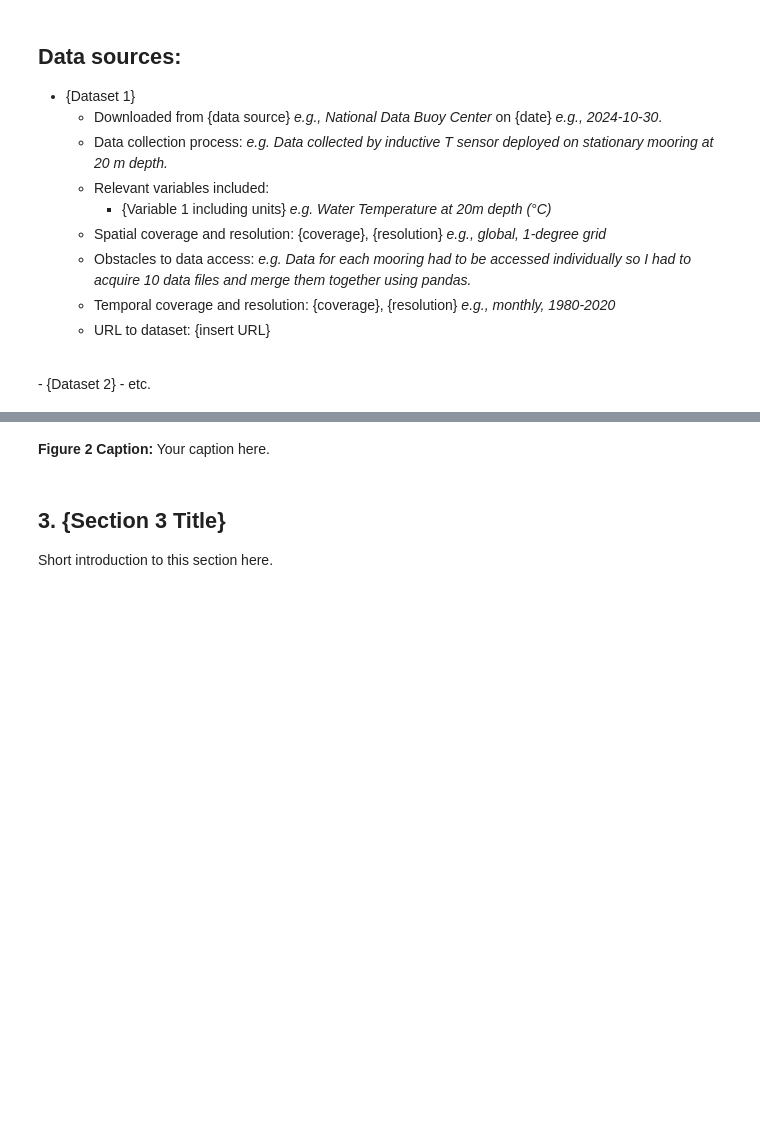
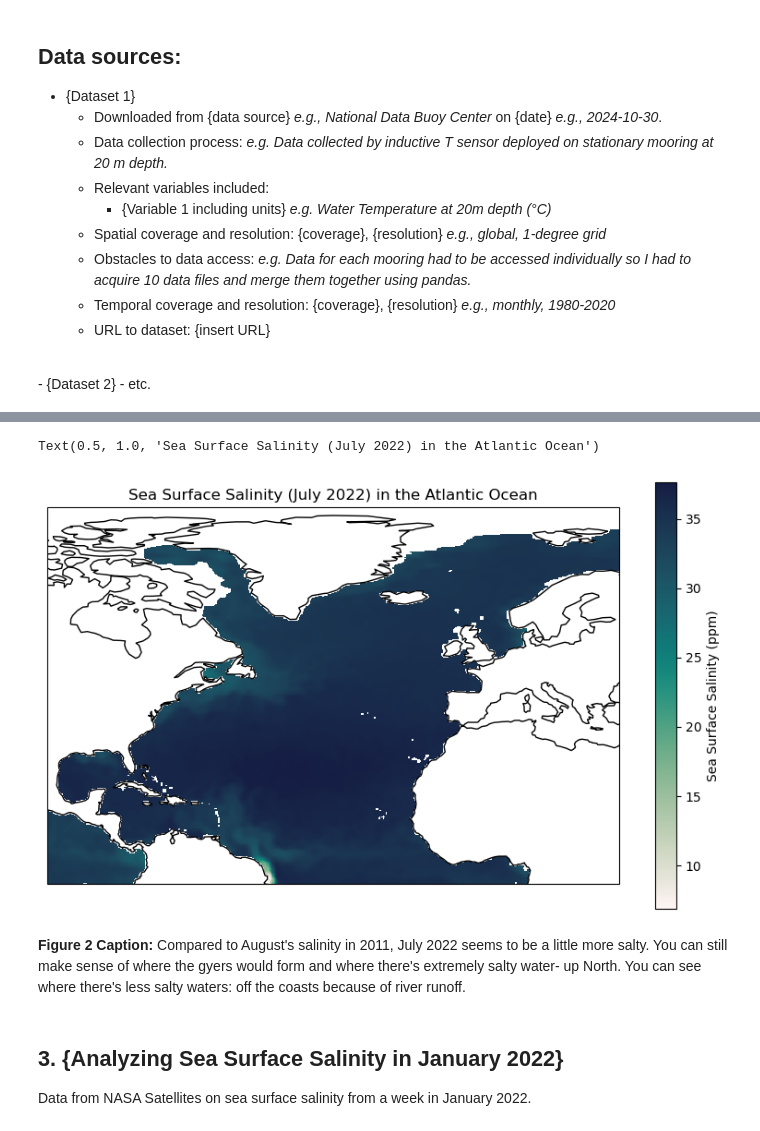
Before and after one commit to aafonso17/Final-Project-Template, a Jupyter notebook: Final_Report_Template.ipynb, the cells around one changed output, grey strips where cells are left out. Drawn from its saved outputs; the diff is of its cells as text; code cells hidden in the pictures; blank space fills up the shorter version.

Commit message:
git@github.com:aafonso17/Final-Project-Template.git

```diff
--- a/Final_Report_Template.ipynb
+++ b/Final_Report_Template.ipynb
@@ -190,2 +282,13 @@ Short introduction to this section here.
 # %%
 # perform data analysis
+import pandas as pd
+import xarray as xr
+
+
+filepath = "OISSS_L4_multimission_global_7d_v1.0_2022-07-25.nc"
+global_salinity_july = xr.open_dataset(filepath)
+display(global_salinity_july)
+
+#xr.Dataset(data)
+#df_rows = pd.DataFrame(data).set_index(["time",  "lat", "lon"])  # since this is a gridded data, it is useful to transorm from a table into an array
+#ds = xr.Dataset.from_dataframe(df_rows)
@@ -192,2 +313,57 @@ Short introduction to this section here.
 # %%
-# make and display figure
+# make and display the first figure
+
+import numpy as np
+import matplotlib.pyplot as plt
+import cartopy.crs as ccrs
+import cmocean
+import xarray as xr
+from scipy import stats
+import netCDF4
+import cartopy.feature as cfeature
+
+#the starting slainity values started on July 21st, 2022
+#the ending salinity values ended on July 29th, 2022
+
+salinity_start_july = global_salinity_july['sss'].sel(time= '07-21-2022', method='nearest').squeeze()
+salinity_end_july = global_salinity_july['sss'].sel(time= '07-29-2022', method='nearest').squeeze()
+
+
+latitude_july =salinity_start_july['latitude'].values
+longitude_july = salinity_start_july['longitude'].values
+
+print(salinity_start_july)
+
+fig = plt.figure(figsize = (10,6))
+
+#add cartopy features & graph features-- axes, coastlines, colorbar, title
+
+ax = plt.axes(projection= ccrs.PlateCarree(central_longitude = 0))
+ax.set_extent([-100, 30, 0, 80])
+ax.coastlines(color='black')
+
+
+#plot sea ice concentration
+plt.pcolormesh(longitude_july, latitude_july, salinity_start_july,
+               transform=ccrs.PlateCarree(),
+              cmap = cmocean.cm.tempo)
+
+plt.colorbar(label="Sea Surface Salinity (ppm)")
+plt.title('Sea Surface Salinity (July 2022) in the Atlantic Ocean')
+
+
+#***Trial and error:***
+#global_salinity['latitude'] = np.where(global_salinity['latitude'].values == -20 & (global_salinity['longitude'].values in range (-60,-20)))
+#salinity_start = np.where((latitude==20))
+#salinity_start = np.where((global_salinity['longitude'].values in range (-60,-20)))
+#display(lat)
+#display(lon)
+
+#global_salinity['time'] = pd.to_datetime(global_salinity['time'])
+
+#central_lat= global_salinity['latitude'].median()
+#central_lon= global_salinity['longitude'].median()
+
+#print(central_lat)
+#print(central_lon)
+# %% [output]
@@ -194,12 +384,14 @@ Short introduction to this section here.
+Text(0.5, 1.0, 'Sea Surface Salinity (July 2022) in the Atlantic Ocean')
+[figure, added]
 # %% [markdown]
 <!-- Describe how this figure helps address your research question. What patterns or insights can you observe? -->
-**Figure 2 Caption:** Your caption here.
+**Figure 2 Caption:** Compared to August's salinity in 2011, July 2022 seems to be a little more salty. You can still make sense of where the gyers would form and where there's extremely salty water- up North. You can see where there's less salty waters: off the coasts because of river runoff.
 # %% [markdown]
-## 3. {Section 3 Title}
+## 3. {Analyzing Sea Surface Salinity in January 2022}
 
 <!-- In the introduction below, specify the data set(s) you are working with in this section, which aspect of your research question this section addresses, and the figure you will produce -->
 
-Short introduction to this section here.
+Data from NASA Satellites on sea surface salinity from a week in January 2022.
 # %%
 # if a new dataset, load data and perform data cleaning steps
 # otherwise, continue to data analysis and figure creation
```
Also changed, not shown: parts of 20 cells of this notebook, 3 other files.
